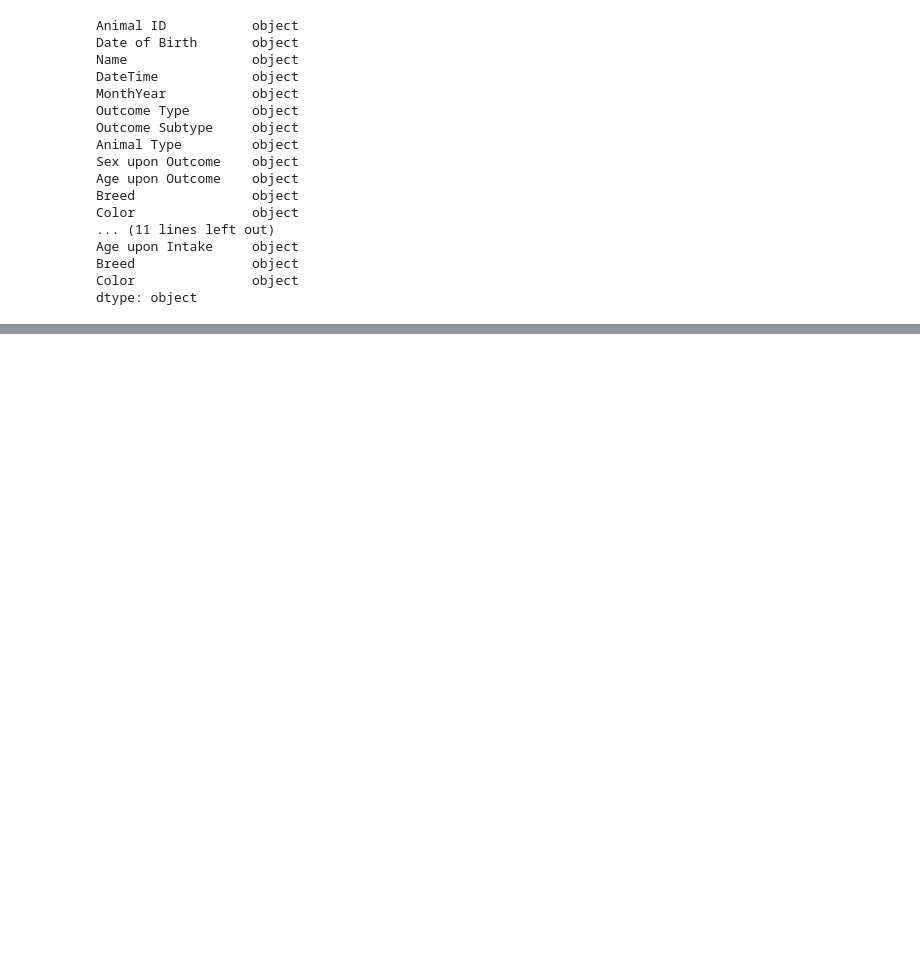
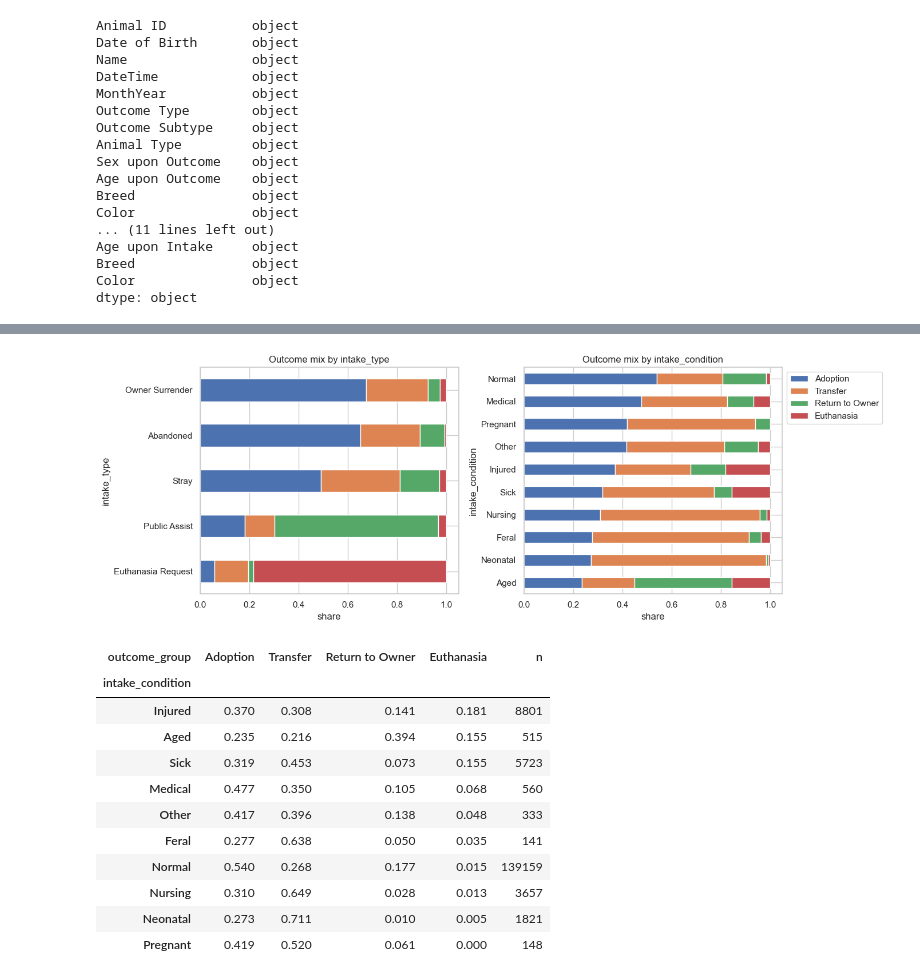
Before and after one commit to annahauk/adoptionML, a Jupyter notebook: eda/austindataprocessing.ipynb, the cells around one changed output, grey strips where cells are left out. Cells and saved outputs as stored; diff of their text form; code cells hidden in the pictures; blank space fills up the shorter version.

```diff
--- a/eda/austindataprocessing.ipynb
+++ b/eda/austindataprocessing.ipynb
@@ -386,0 +569,32 @@ merged_df.head()
+# %%
+def outcome_share(col, data=None, min_n=200, top=None):
+    d = (episodes if data is None else data)
+    d = d[d["outcome_group"].isin(utils.OUTCOME_CLASSES)]
+    tab = pd.crosstab(d[col], d["outcome_group"])
+    tab = tab[tab.sum(axis=1) >= min_n]
+    if top:
+        tab = tab.loc[tab.sum(axis=1).nlargest(top).index]
+    return tab.div(tab.sum(axis=1), axis=0)[utils.OUTCOME_CLASSES].assign(n=tab.sum(axis=1))
+
+fig, axes = plt.subplots(1, 2, figsize=(14, 5))
+for ax, col in zip(axes, ["intake_type", "intake_condition"]):
+    s = outcome_share(col, min_n=100).sort_values("Adoption")
+    s.drop(columns="n").plot(kind="barh", stacked=True, ax=ax, legend=(col == "intake_condition"))
+    ax.set_title(f"Outcome mix by {col}"); ax.set_xlabel("share")
+axes[1].legend(bbox_to_anchor=(1, 1))
+savefig("outcome_by_intake_type_condition")
+outcome_share("intake_condition", min_n=100).sort_values("Euthanasia", ascending=False).round(3)
+# %% [output]
+[figure, added]
+| outcome_group | Adoption | Transfer | Return to Owner | Euthanasia | n |
+| intake_condition |  |  |  |  |  |
+| Injured | 0.370 | 0.308 | 0.141 | 0.181 | 8801 |
+| Aged | 0.235 | 0.216 | 0.394 | 0.155 | 515 |
+| Sick | 0.319 | 0.453 | 0.073 | 0.155 | 5723 |
+| Medical | 0.477 | 0.350 | 0.105 | 0.068 | 560 |
+| Other | 0.417 | 0.396 | 0.138 | 0.048 | 333 |
+| Feral | 0.277 | 0.638 | 0.050 | 0.035 | 141 |
+| Normal | 0.540 | 0.268 | 0.177 | 0.015 | 139159 |
+| Nursing | 0.310 | 0.649 | 0.028 | 0.013 | 3657 |
+| Neonatal | 0.273 | 0.711 | 0.010 | 0.005 | 1821 |
+| Pregnant | 0.419 | 0.520 | 0.061 | 0.000 | 148 |
```
Also changed, not shown: parts of 57 cells of this notebook, 8 other files.
